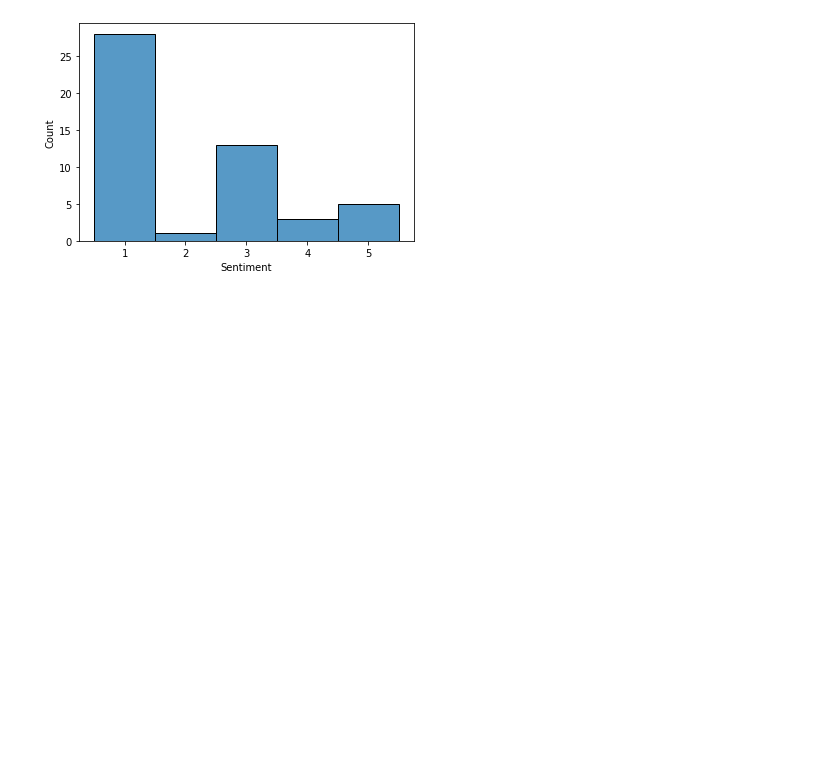
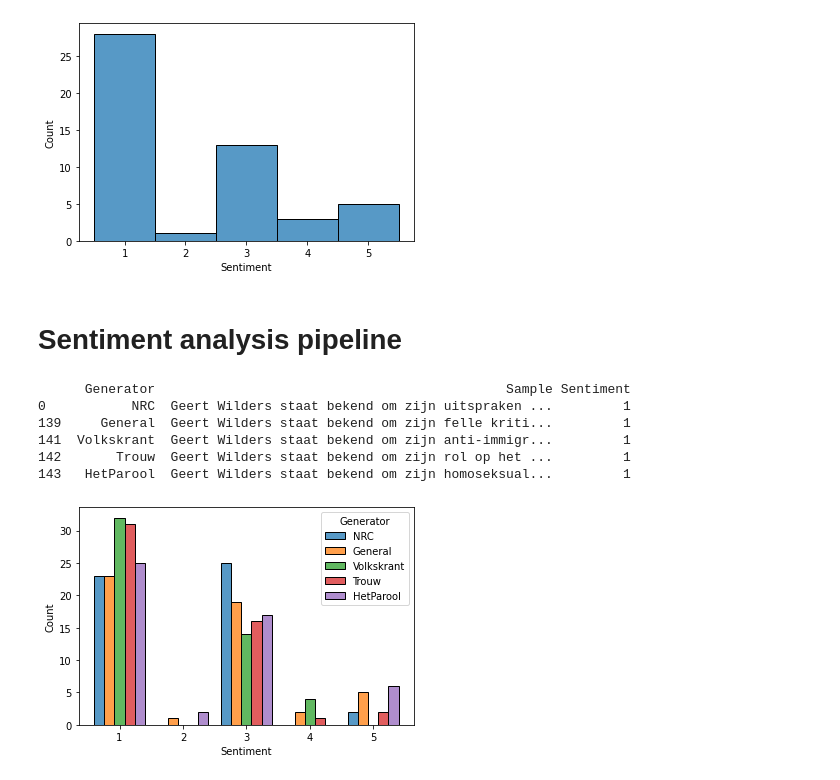
Before and after one commit to Chris-Congleton/MSc-Thesis, a Jupyter notebook: Analysis/TextGeneration.ipynb, the cells around one changed output. Saved outputs shown, nothing was run; the diff lists cells and outputs as text; code cells hidden in the pictures; blank space fills up the shorter version.

```diff
--- a/Analysis/TextGeneration.ipynb
+++ b/Analysis/TextGeneration.ipynb
@@ -1971,3 +1975,38 @@ sample_sentiment(sample_HetParool_Thierry)
 sample_sentiment(sample_General_Thierry)
 # %% [output]
 [figure]
+# %% [markdown]
+# Sentiment analysis pipeline
+# %%
+generators = [NRC, Volkskrant, Trouw, HetParool, General]
+generator_names = ['NRC', 'Volkskrant', 'Trouw', 'HetParool', 'General']
+# %%
+def gen2text(gen):
+  text = []
+  for v in gen:
+    text.append(v['generated_text'])
+
+  return text
+# %%
+def gather_samples(prompt, generators, iterations=3):
+  samples = []
+
+  for i in tqdm(range(0,iterations)):
+    for g, g_n in zip(generators, generator_names):
+      generated_text = gen2text(g(prompt, max_length=50, num_return_sequences=1))[0]
+      samples.append((g_n, generated_text, pipe([generated_text])[0]['label'][0]))
+
+  df = pd.DataFrame(samples).rename(columns={0:'Generator', 1:'Sample', 2:'Sentiment'}).sort_values(by=['Sentiment','Generator'])
+
+  sns.histplot(data=df, x="Sentiment", hue="Generator", multiple="dodge", shrink=.8)
+  print(df.head())
+# %%
+gather_samples("Geert Wilders staat bekend om", generators, iterations=50)
+# %% [output]
+      Generator                                             Sample Sentiment
+0           NRC  Geert Wilders staat bekend om zijn uitspraken ...         1
+139     General  Geert Wilders staat bekend om zijn felle kriti...         1
+141  Volkskrant  Geert Wilders staat bekend om zijn anti-immigr...         1
+142       Trouw  Geert Wilders staat bekend om zijn rol op het ...         1
+143   HetParool  Geert Wilders staat bekend om zijn homoseksual...         1
+[figure, added]
```
Also changed, not shown: parts of 11 cells of this notebook.
